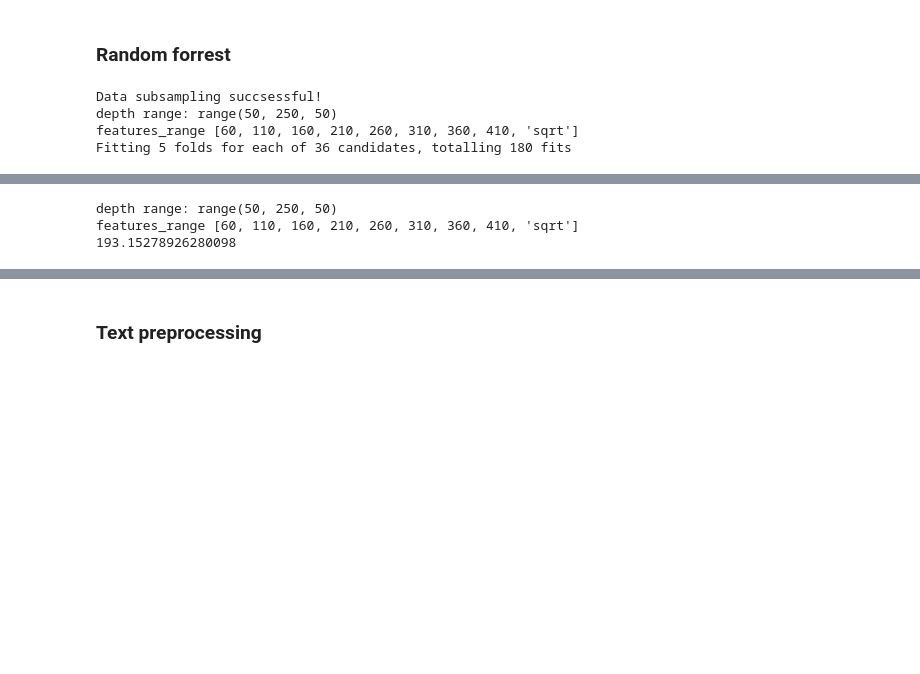
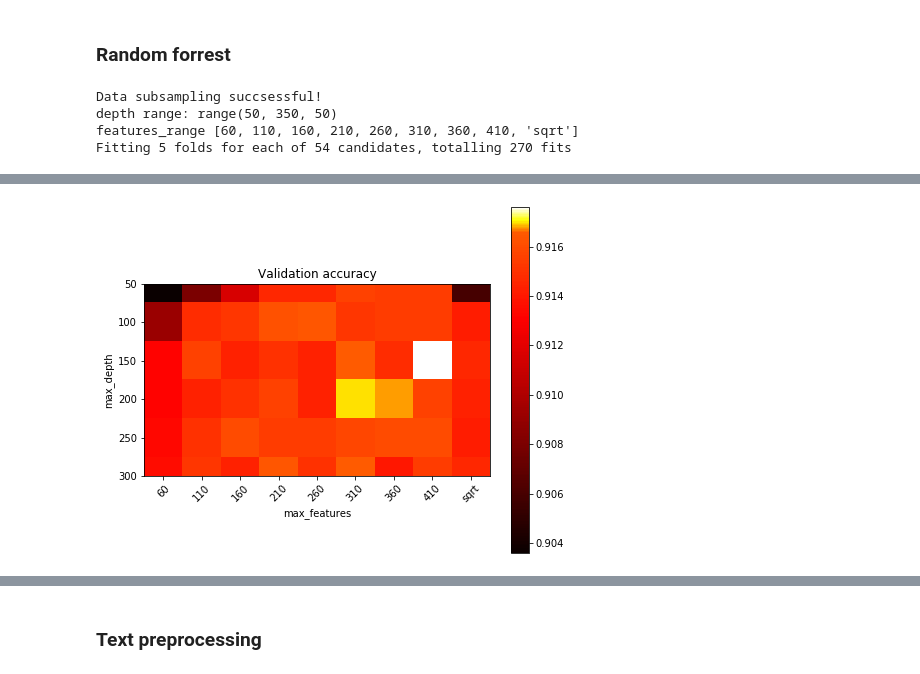
Before and after one commit to peturjokull/Gervigreind-Lokaverkefni, a Jupyter notebook: numi.ipynb, the cells around one changed output, grey strips where cells are left out. Cells and saved outputs as stored; diff of their text form; code cells hidden in the pictures; blank space fills up the shorter version.

```diff
--- a/numi.ipynb
+++ b/numi.ipynb
@@ -334,11 +380,11 @@ Wall time: 7min 41s
 %%time
 warnings.filterwarnings("ignore") # ignore warnings for the purpose of readability
 
-train_size = 1000
+train_size = 5000
 # tekur um 1min+ med 5 þúsund train size
 X_train_reduced, y_train_reduced = data_subsample_asserts_two_classes(X_train_np, y_train_np, train_size)
 X_train_reduced, vectorizer = vectorize_data(X_train_reduced)
-depth_range = range(50, 250, 50)
+depth_range = range(50, 350, 50)
 features_range = np.arange(60, 420, 50).tolist()
 features_range.append('sqrt')
 print('depth range:', depth_range)
@@ -359,9 +405,13 @@ rf = RandomForestClassifier(
     max_features=grid.best_params_['max_features'],
     oob_score=False
 )
+
+scores = grid.cv_results_['mean_test_score'].reshape(len(depth_range),len(features_range))
+plot_heatmap(scores, 'Validation accuracy', 'max_features', 'max_depth',
+              features_range, depth_range, np.min(scores), np.max(scores)-0.001)
 # %% [output]
 Data subsampling succsessful!
-depth range: range(50, 250, 50)
+depth range: range(50, 350, 50)
 features_range [60, 110, 160, 210, 260, 310, 360, 410, 'sqrt']
-Fitting 5 folds for each of 36 candidates, totalling 180 fits
+Fitting 5 folds for each of 54 candidates, totalling 270 fits
 [Parallel(n_jobs=-1)]: Using backend LokyBackend with 8 concurrent workers.
@@ -373,0 +422 @@ Wall time: 2min 56s
+[figure, added]
@@ -374,11 +424,0 @@ Wall time: 2min 56s
-# %%
-depth_range = range(50, 250, 50)
-features_range = np.arange(60, 420, 50).tolist()
-features_range.append('sqrt')
-print('depth range:', depth_range)
-print('features_range', features_range)
-print(np.sqrt(X_train_reduced.shape[1]))
-# %% [output]
-depth range: range(50, 250, 50)
-features_range [60, 110, 160, 210, 260, 310, 360, 410, 'sqrt']
-193.15278926280098
```
Also changed, not shown: parts of 7 cells of this notebook.
